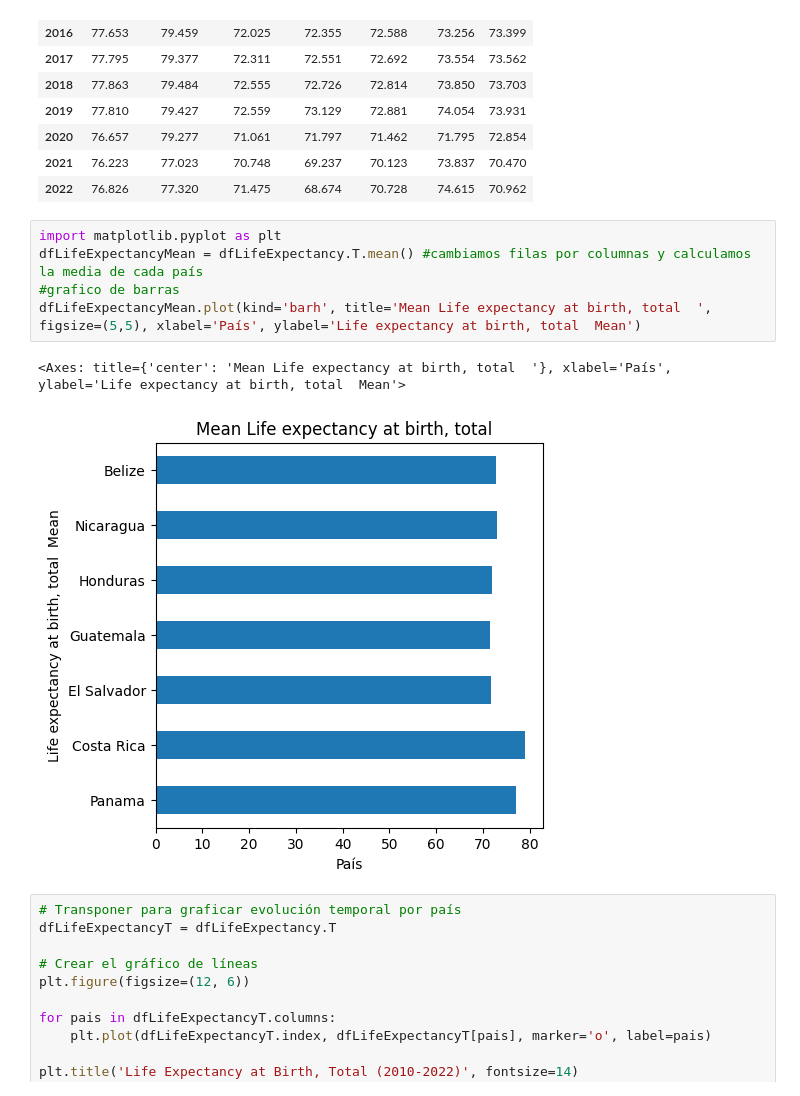
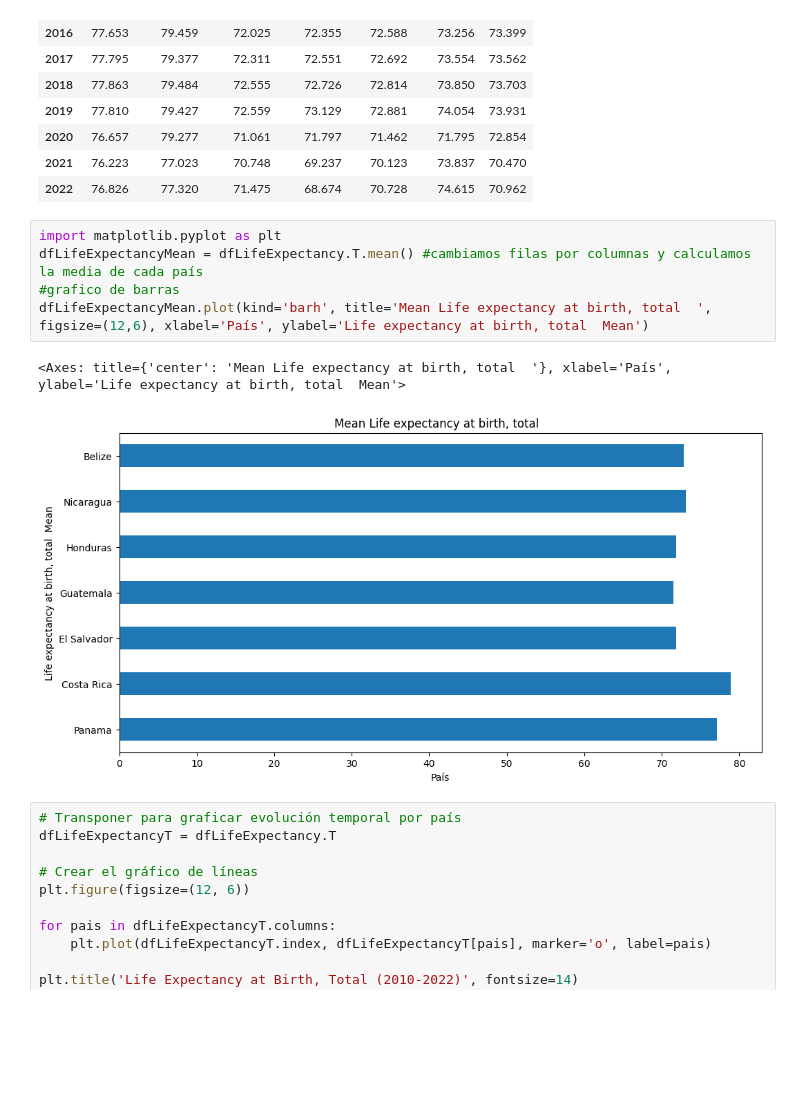
Before and after one commit to KarenSSanchezP/AnalisisLongevidad-AC, a Jupyter notebook: archivo.ipynb, the cells around one changed output. Cells and saved outputs as stored; diff of their text form; blank space fills up the shorter version.

```diff
--- a/archivo.ipynb
+++ b/archivo.ipynb
@@ -811,11 +811,11 @@ dfLifeExpectancy.T
 # %%
 import matplotlib.pyplot as plt
 dfLifeExpectancyMean = dfLifeExpectancy.T.mean() #cambiamos filas por columnas y calculamos la media de cada país
 #grafico de barras
-dfLifeExpectancyMean.plot(kind='barh', title='Mean Life expectancy at birth, total  ', figsize=(5,5), xlabel='País', ylabel='Life expectancy at birth, total  Mean')
+dfLifeExpectancyMean.plot(kind='barh', title='Mean Life expectancy at birth, total  ', figsize=(12,6), xlabel='País', ylabel='Life expectancy at birth, total  Mean')
 # %% [output]
 <Axes: title={'center': 'Mean Life expectancy at birth, total  '}, xlabel='País', ylabel='Life expectancy at birth, total  Mean'>
-[figure, old version]
+[figure, new version]
 # %%
 # Transponer para graficar evolución temporal por país
 dfLifeExpectancyT = dfLifeExpectancy.T
```
Also changed, not shown: parts of 2 cells of this notebook, 4 other files.
